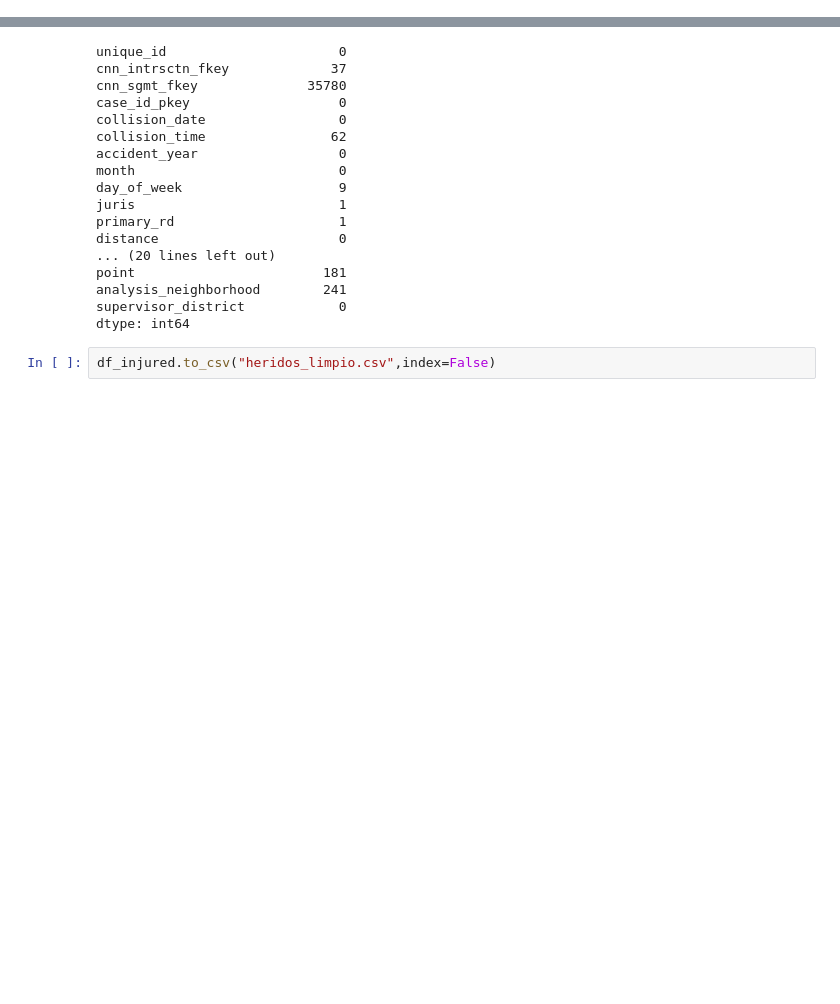
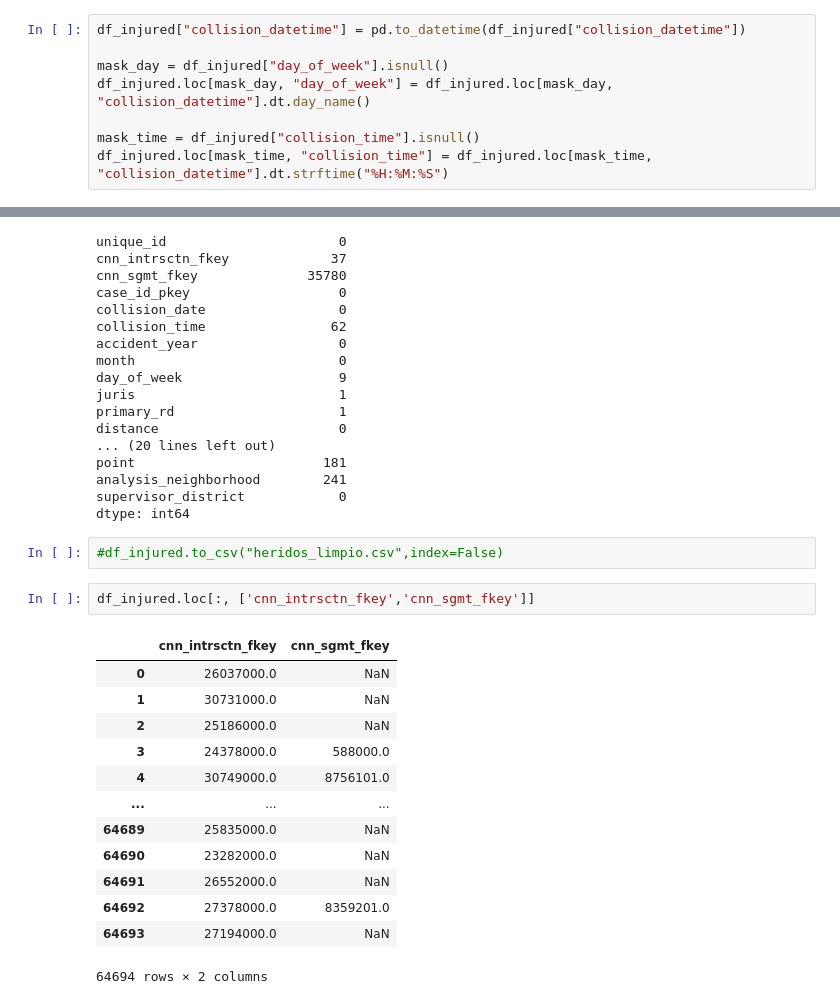
Before and after one commit to franpelirrojo/proyecto-carreteras-sf-fantastic-four, a Jupyter notebook: accidentes_injury/eda_injured.ipynb, the cells around one changed output, grey strips where cells are left out. Cells and saved outputs as stored; diff of their text form; blank space fills up the shorter version.

```diff
--- a/accidentes_injury/eda_injured.ipynb
+++ b/accidentes_injury/eda_injured.ipynb
@@ -64,3 +93,11 @@ df_injured.loc[:, time_c].sample(3)
+# %%
+df_injured["collision_datetime"] = pd.to_datetime(df_injured["collision_datetime"])
+
+mask_day = df_injured["day_of_week"].isnull()
+df_injured.loc[mask_day, "day_of_week"] = df_injured.loc[mask_day, "collision_datetime"].dt.day_name()
+
+mask_time = df_injured["collision_time"].isnull()
+df_injured.loc[mask_time, "collision_time"] = df_injured.loc[mask_time, "collision_datetime"].dt.strftime("%H:%M:%S")
 # %%
 df_injured.drop(columns=['time_cat', 'collision_datetime'], inplace=True)
 # %% [markdown]
@@ -281,4 +318,20 @@ analysis_neighborhood        241
 supervisor_district            0
 dtype: int64
 # %%
-df_injured.to_csv("heridos_limpio.csv",index=False)
+#df_injured.to_csv("heridos_limpio.csv",index=False)
+# %%
+df_injured.loc[:, ['cnn_intrsctn_fkey','cnn_sgmt_fkey']]
+# %% [output]
+|  | cnn_intrsctn_fkey | cnn_sgmt_fkey |
+| 0 | 26037000.0 | NaN |
+| 1 | 30731000.0 | NaN |
+| 2 | 25186000.0 | NaN |
+| 3 | 24378000.0 | 588000.0 |
+| 4 | 30749000.0 | 8756101.0 |
+| ... | ... | ... |
+| 64689 | 25835000.0 | NaN |
+| 64690 | 23282000.0 | NaN |
+| 64691 | 26552000.0 | NaN |
+| 64692 | 27378000.0 | 8359201.0 |
+| 64693 | 27194000.0 | NaN |
+64694 rows × 2 columns
```
Also changed, not shown: parts of 10 cells of this notebook.
